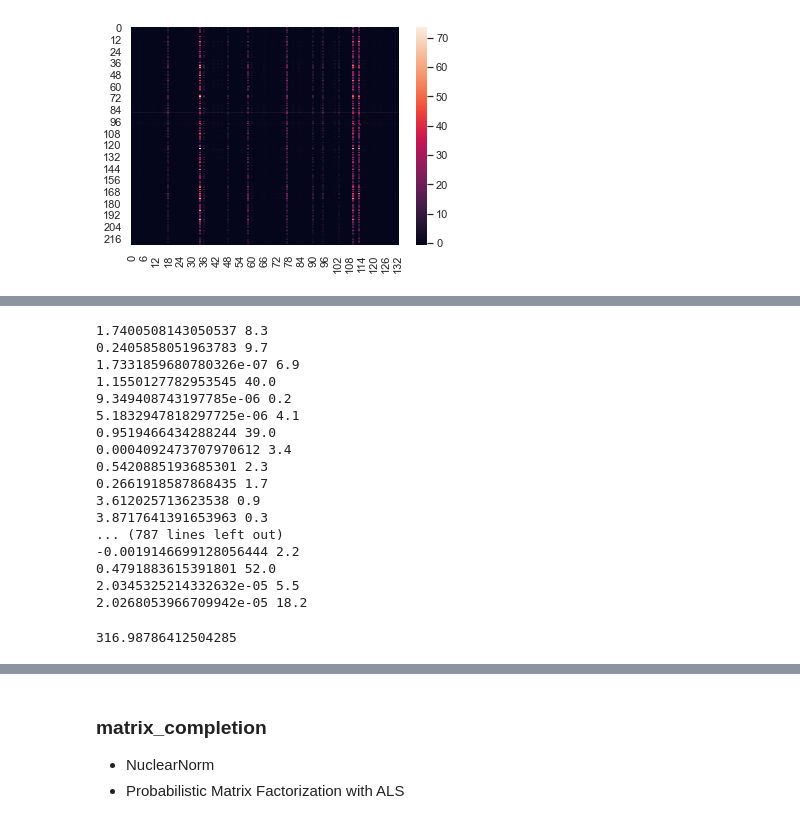
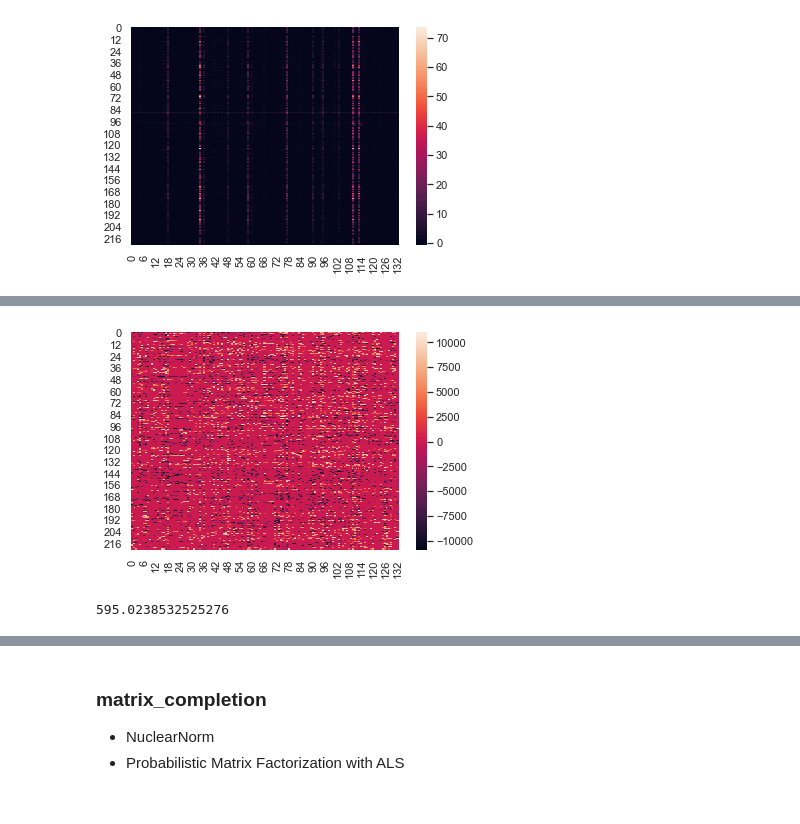
Before and after one commit to neil-menghani/RPCA, a Jupyter notebook: Experiment.ipynb, the cells around one changed output, grey strips where cells are left out. Cells and saved outputs as stored; diff of their text form; code cells hidden in the pictures.

```diff
--- a/Experiment.ipynb
+++ b/Experiment.ipynb
@@ -151,31 +216,19 @@ ax = sns.heatmap(L + A_mean)
+# %%
+sns.set_theme()
+ax = sns.heatmap(S)
+# %% [output]
+[figure, added]
 # %%
-# Evaluate Test RMSE:
-total_error = 0
-coords = test_coords.keys()
-for coord in coords:
-    i, j = coord[0], coord[1]
-    hours_pred = L[i, j] + A_mean[i, j]
-    hours_true = test_coords[coord]
-    total_error += (hours_pred - hours_true)**2
-    print(hours_pred, hours_true)
-RMSE = np.sqrt(total_error / len(coords))
-RMSE
+def calc_rmse(coords, A_filled):
+    total_error = 0
+    for coord in coords:
+        i, j = coord[0], coord[1]
+        hours_pred = A_filled[i, j]
+        hours_true = test_coords[coord]
+        total_error += (hours_pred - hours_true)**2
+        # print(hours_pred, hours_true)
+    RMSE = np.sqrt(total_error / len(coords))
+    return RMSE
+calc_rmse(test_coords.keys(), L + A_outliers_mean)
 # %% [output]
-1.7400508143050537 8.3
-0.2405858051963783 9.7
-1.7331859680780326e-07 6.9
-1.1550127782953545 40.0
-9.349408743197785e-06 0.2
-5.1832947818297725e-06 4.1
-0.9519466434288244 39.0
-0.0004092473707970612 3.4
-0.5420885193685301 2.3
-0.2661918587868435 1.7
-3.612025713623538 0.9
-3.8717641391653963 0.3
-... (787 lines left out)
--0.0019146699128056444 2.2
-0.4791883615391801 52.0
-2.0345325214332632e-05 5.5
-2.0268053966709942e-05 18.2
+595.0238532525276
-316.98786412504285
```
Also changed, not shown: parts of 27 cells of this notebook, 1 other file.
